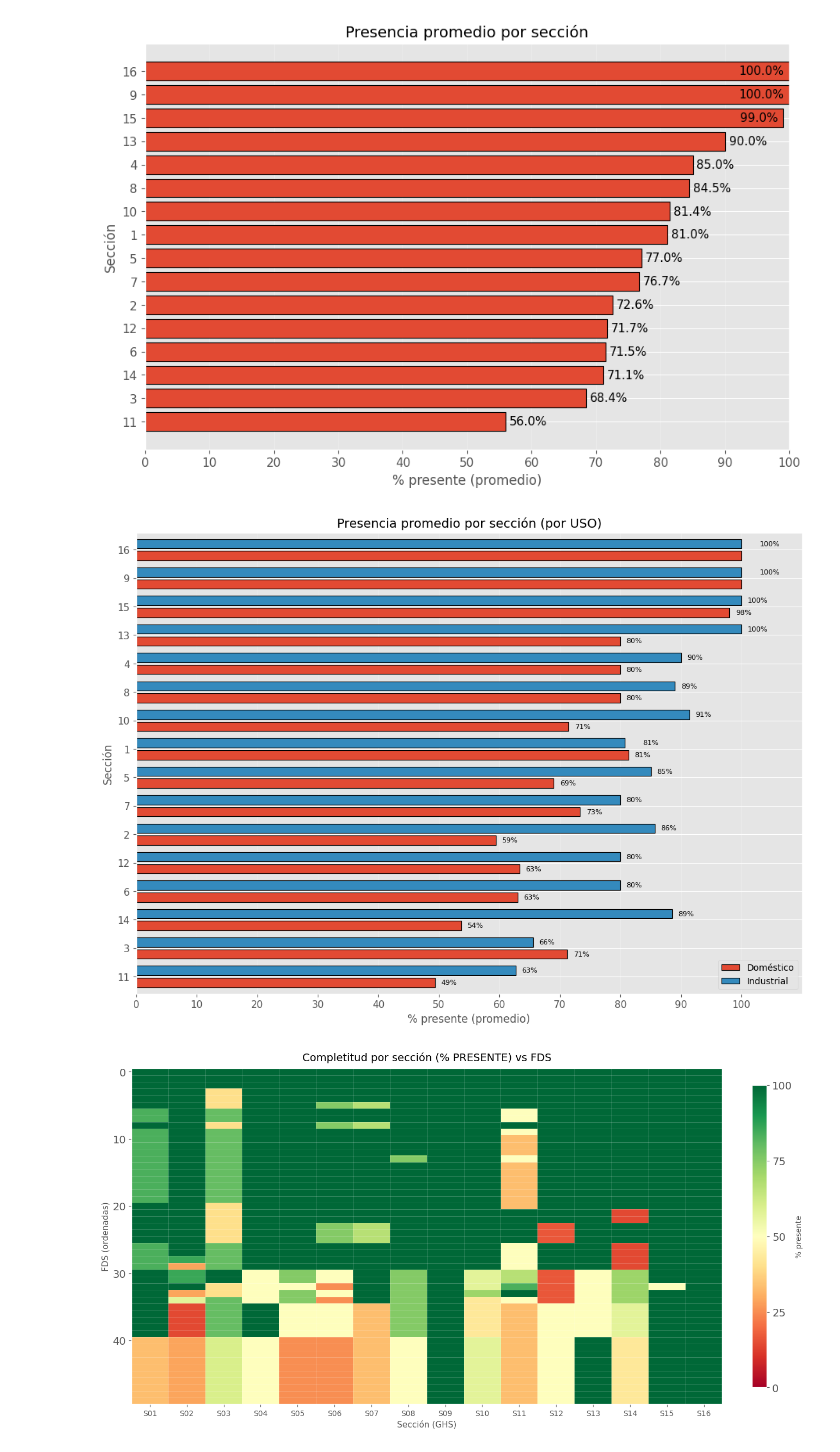
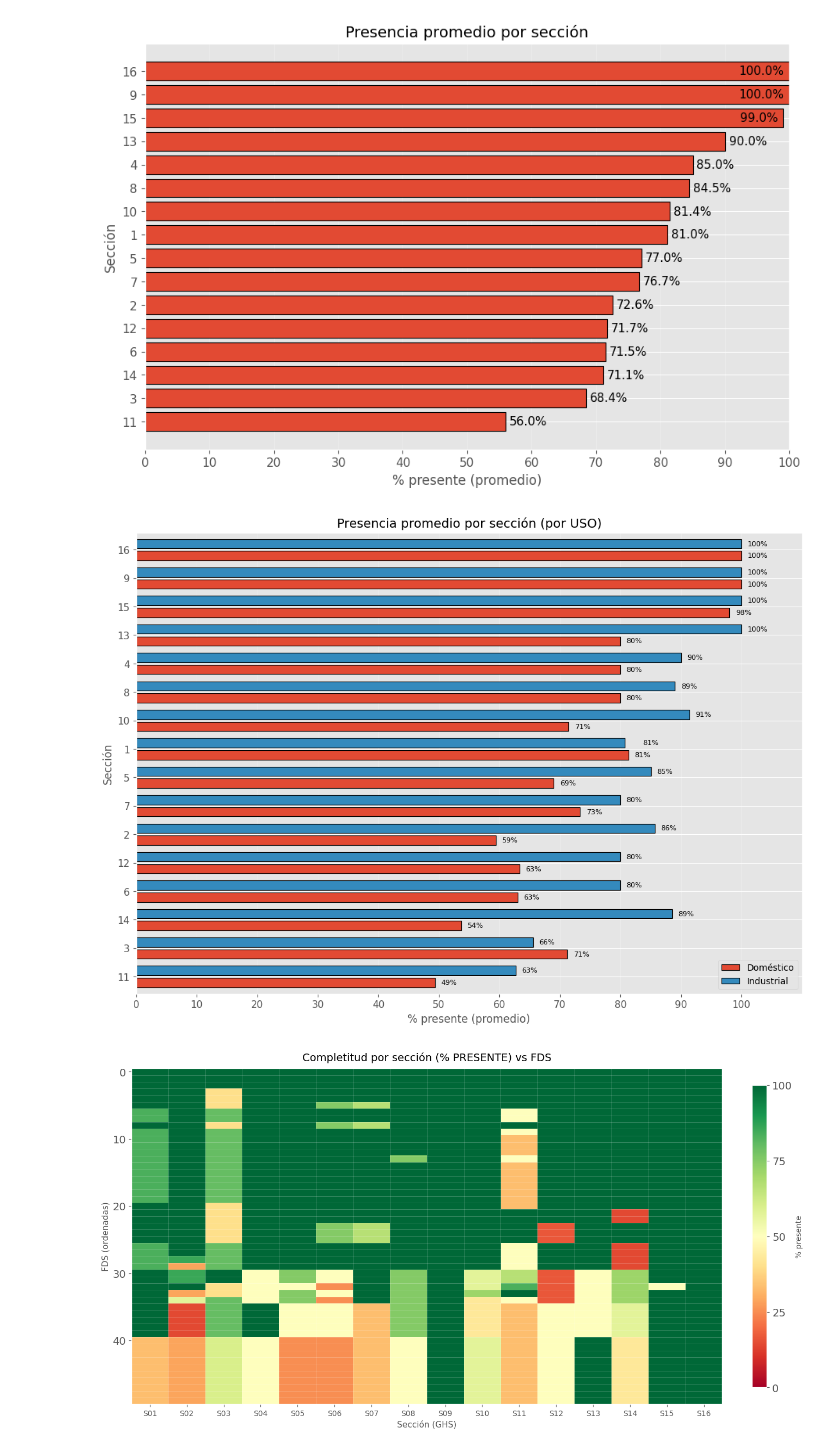
Before and after one commit to jpospinalo/SDS, a Jupyter notebook: notebooks/EDA.ipynb, the cells around one changed output. Drawn from its saved outputs; the diff is of its cells as text; code cells hidden in the pictures.

```diff
--- a/notebooks/EDA.ipynb
+++ b/notebooks/EDA.ipynb
@@ -468,13 +468,7 @@ FS_ANN   = 8
 
 def add_labels_pair_outside(ax, bars_a, bars_b, fmt="{:.0f}%",
                             pad_out=1.0, min_dx=2.0, dx_close=2.0,
-                            tol_equal=0.4, show_both_if_equal=False):
-    """
-    - Si |a-b| < min_dx: separa en X para no solapar.
-    - Si son prácticamente iguales (|a-b| <= tol_equal):
-        * show_both_if_equal=False => muestra solo una etiqueta (por defecto la de b).
-        * show_both_if_equal=True  => muestra ambas (como ahora).
-    """
+                            tol_equal=0.4, show_both_if_equal=True):
     for ba, bb in zip(bars_a, bars_b):
         wa = float(ba.get_width())
         wb = float(bb.get_width())
@@ -486,10 +480,16 @@ def add_labels_pair_outside(ax, bars_a, bars_b, fmt="{:.0f}%",
         equalish = diff <= tol_equal
 
         xa = wa + pad_out
-        xb = wb + pad_out + (dx_close if close else 0.0)
 
-        ax.text(xa, ya, fmt.format(wa), va="center", ha="left", fontsize=FS_ANN)
-        ax.text(xb, yb, fmt.format(wb), va="center", ha="left", fontsize=FS_ANN)
+        # Si son iguales (o casi), NO desplazar en X
+        xb = wb + pad_out + (dx_close if (close and not equalish) else 0.0)
+
+        if equalish and not show_both_if_equal:
+            # Muestra solo una etiqueta (elige una; aquí dejo la de Industrial)
+            ax.text(xb, yb, fmt.format(wb), va="center", ha="left", fontsize=FS_ANN)
+        else:
+            ax.text(xa, ya, fmt.format(wa), va="center", ha="left", fontsize=FS_ANN)
+            ax.text(xb, yb, fmt.format(wb), va="center", ha="left", fontsize=FS_ANN)
 
 # ---------------------------
 # Parámetros de presentación
@@ -517,36 +517,36 @@ ax.set_yticks(y)
 ax.set_yticklabels(labels, fontsize=FS_TICK)
 
 ax.set_xlabel("% presente (promedio)", fontsize=FS_LABEL)
 ax.set_ylabel("Sección", fontsize=FS_LABEL)
 
 # margen a la derecha para etiquetas
 max_val = np.nanmax([np.nanmax(vals_dom), np.nanmax(vals_ind)])
 right = max(104, min(115, max_val + 10))
 ax.set_xlim(0, right)
 
 ax.set_xticks(range(0, 101, 10))
 ax.tick_params(axis="both", labelsize=FS_TICK)
 ax.grid(True, axis="x", alpha=0.25)
 
 # un poco de aire vertical arriba/abajo
 ax.set_ylim(y.min() - step*0.6, y.max() + step*0.6)
 
 ax.legend(loc="lower right", frameon=True)
 
 ''''''
 add_labels_pair_outside(
     ax, bars_dom, bars_ind,
     fmt="{:.0f}%",
     pad_out=1.0,
     min_dx=2.0,
     dx_close=2.0,
-    tol_equal=0.4,              # si 100 vs 100, o 80.0 vs 80.2 lo toma como “igual”
-    show_both_if_equal=False    # evita doble etiqueta
+    tol_equal=0.4,
+    show_both_if_equal=True
 )
 
 plt.show()
 # %% [output]
-[figure, old version]
+[figure, new version]
 # %%
 import numpy as np
 import pandas as pd
```
Also changed, not shown: parts of 2 cells of this notebook.
